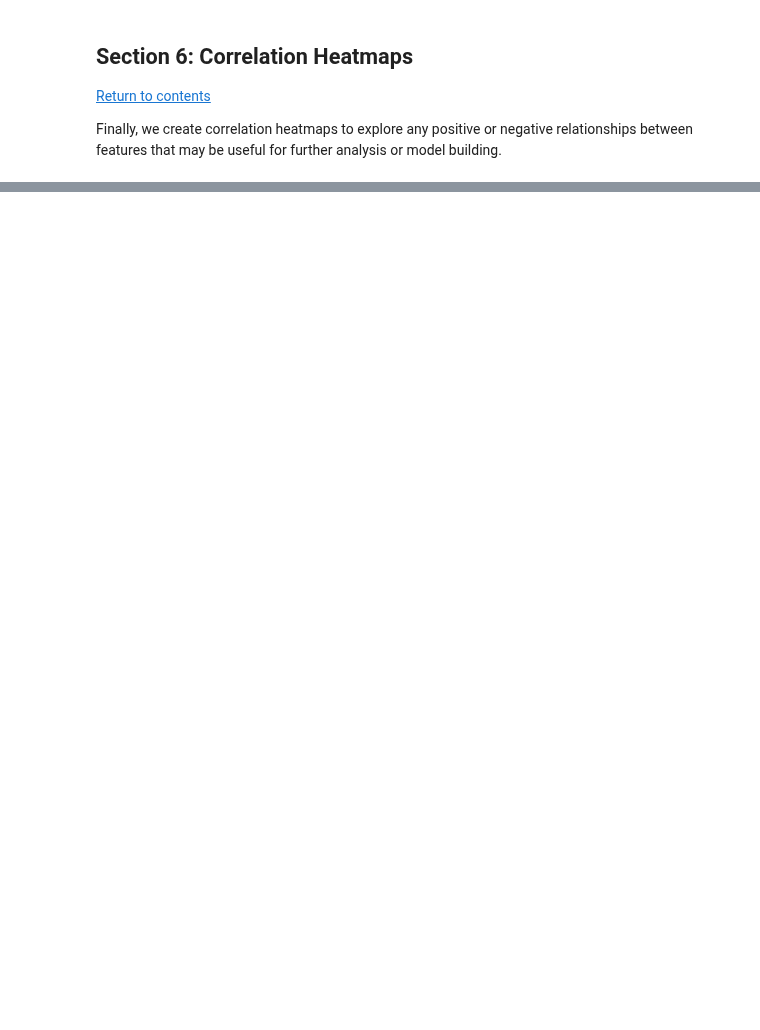
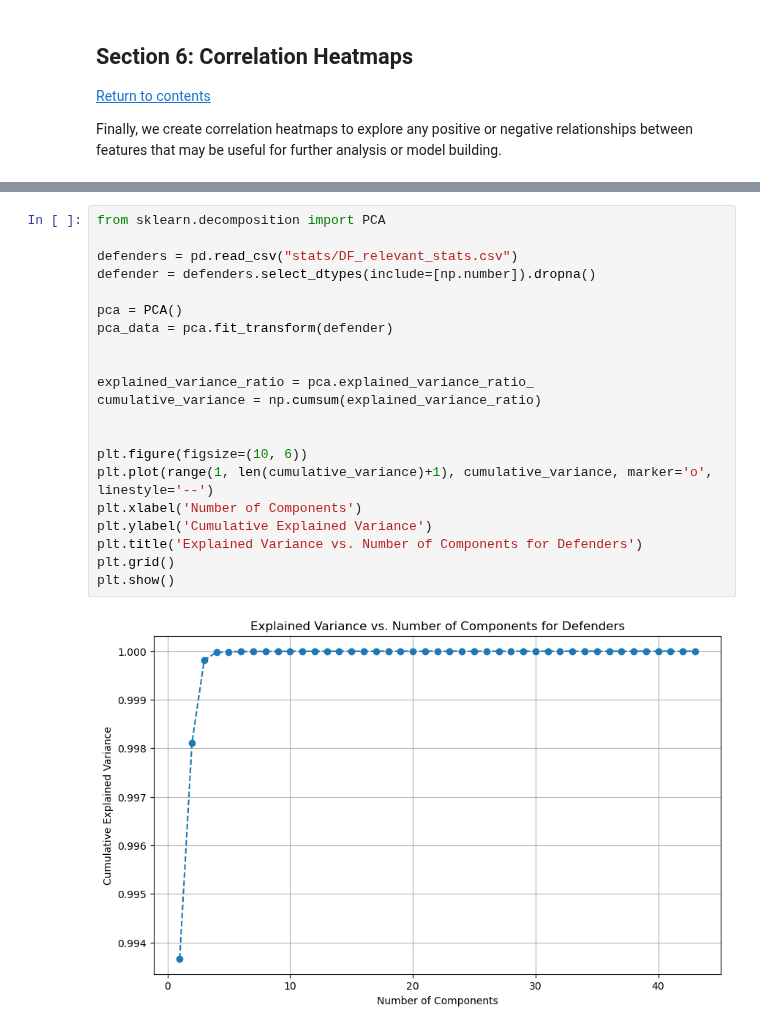
Before and after one commit to kezeani/109aproject, a Jupyter notebook: project.ipynb, the cells around one changed output, grey strips where cells are left out. Drawn from its saved outputs; the diff is of its cells as text; blank space fills up the shorter version.

```diff
--- a/project.ipynb
+++ b/project.ipynb
@@ -215,0 +199,23 @@ All correlation heatmaps have been saved as PNG files.
+# %%
+from sklearn.decomposition import PCA
+
+defenders = pd.read_csv("stats/DF_relevant_stats.csv")
+defender = defenders.select_dtypes(include=[np.number]).dropna()
+
+pca = PCA()
+pca_data = pca.fit_transform(defender)
+
+
+explained_variance_ratio = pca.explained_variance_ratio_
+cumulative_variance = np.cumsum(explained_variance_ratio)
+
+
+plt.figure(figsize=(10, 6))
+plt.plot(range(1, len(cumulative_variance)+1), cumulative_variance, marker='o', linestyle='--')
+plt.xlabel('Number of Components')
+plt.ylabel('Cumulative Explained Variance')
+plt.title('Explained Variance vs. Number of Components for Defenders')
+plt.grid()
+plt.show()
+# %% [output]
+[figure, added]
```
Also changed, not shown: parts of 9 cells of this notebook.
